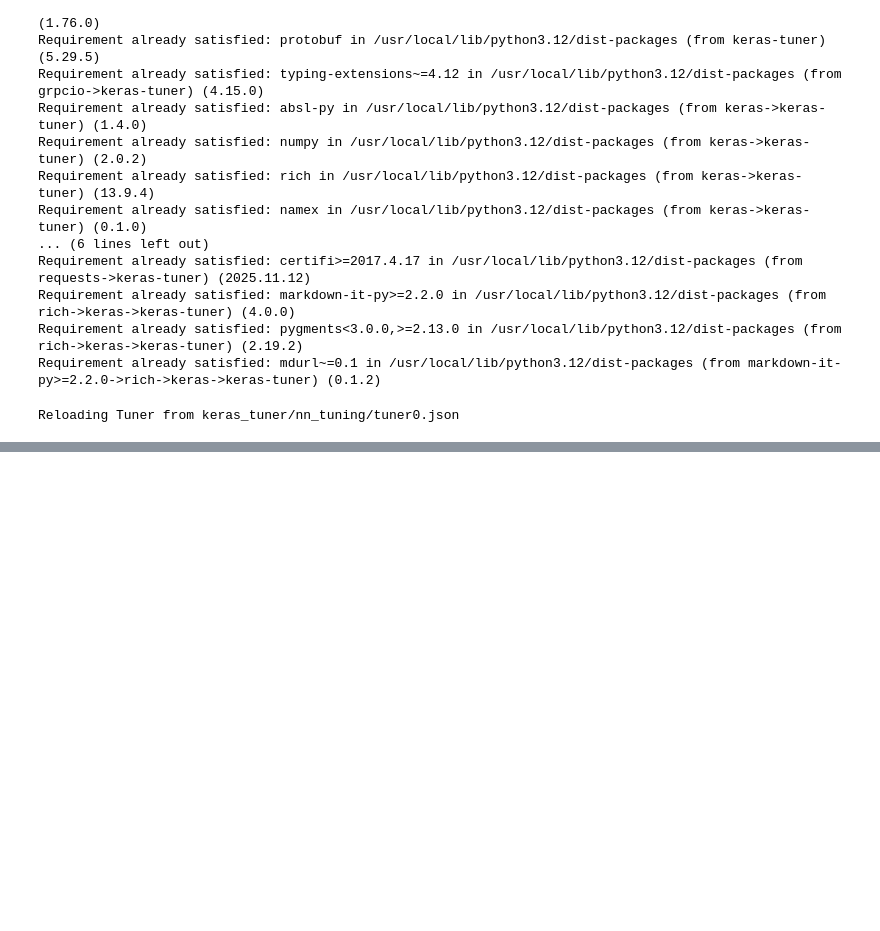
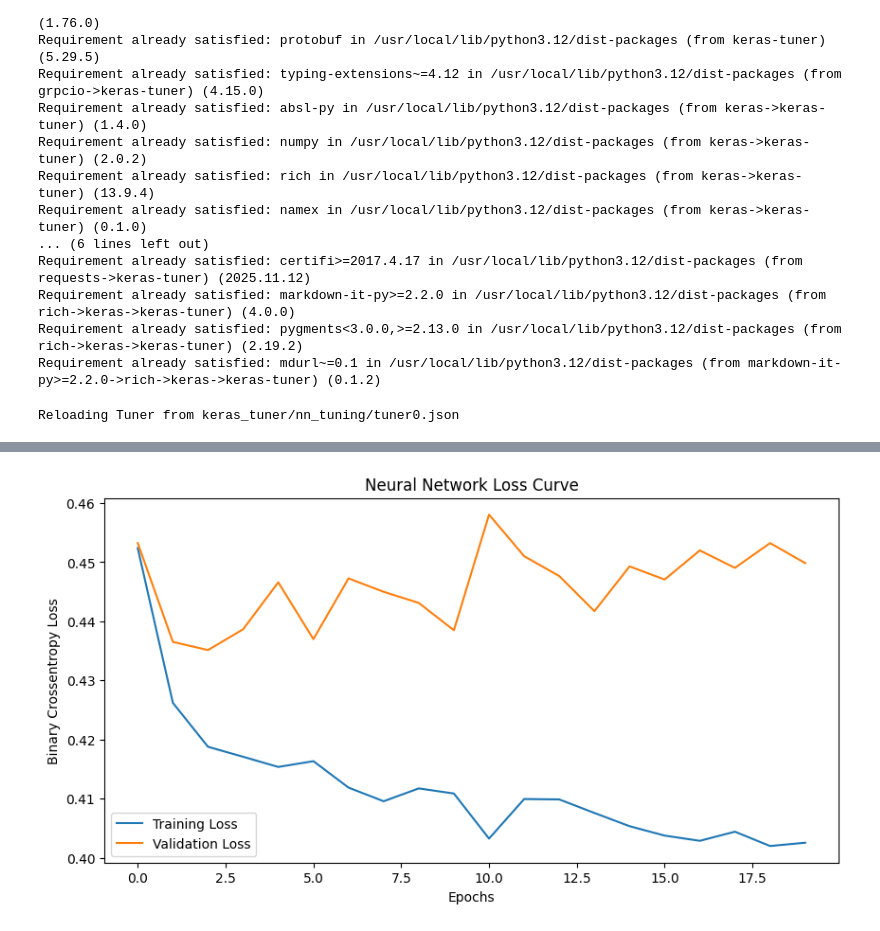
Before and after one commit to Faara34/TelecomChurnMl, a Jupyter notebook: CwMl.ipynb, the cells around one changed output, grey strips where cells are left out. Drawn from its saved outputs; the diff is of its cells as text; code cells hidden in the pictures; blank space fills up the shorter version.

```diff
--- a/CwMl.ipynb
+++ b/CwMl.ipynb
@@ -506,0 +507,13 @@ Epoch 20/20
+# %%
+
+#loss curve
+plt.figure(figsize=(10,5))
+plt.plot(bestmodell.history['loss'], label='Training Loss')
+plt.plot(bestmodell.history['val_loss'], label='Validation Loss')
+plt.title('Neural Network Loss Curve')
+plt.xlabel('Epochs')
+plt.ylabel('Binary Crossentropy Loss')
+plt.legend()
+plt.show()
+# %% [output]
+[figure, added]
```
Also changed, not shown: parts of 6 cells of this notebook.
